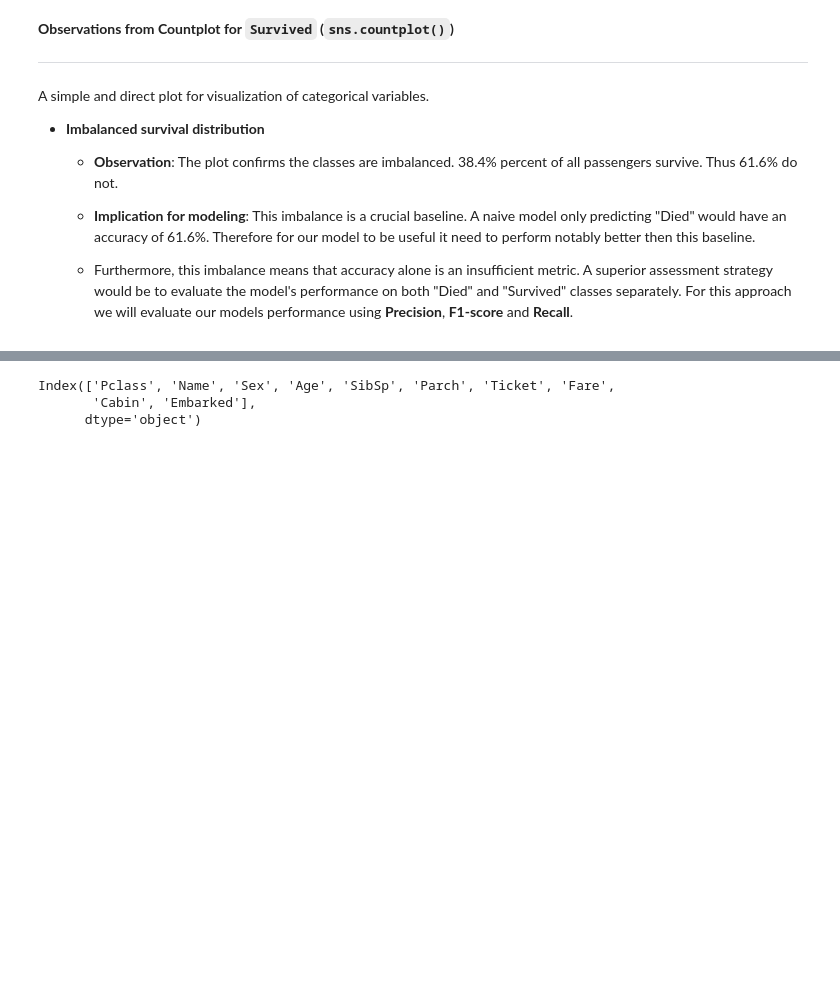
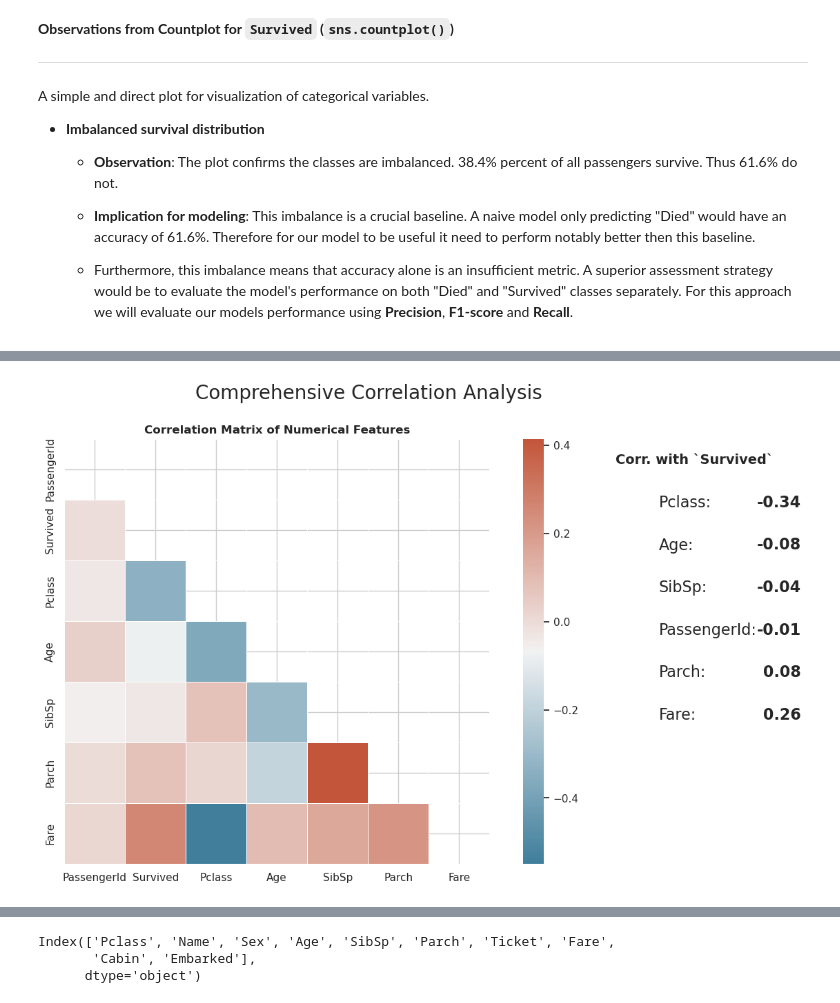
Before and after one commit to JonasLilletevedt/titanic-survival-prediction, a Jupyter notebook: notebooks/00_initial_data_exploration.ipynb, the cells around one changed output, grey strips where cells are left out. Saved outputs shown, nothing was run; the diff lists cells and outputs as text; code cells hidden in the pictures; blank space fills up the shorter version.

Commit message:
Begun on section 3.2.1, added plot and almost done with a correlation analysis of numerical values with the target variable. Missing some touch ups.

```diff
--- a/notebooks/00_initial_data_exploration.ipynb
+++ b/notebooks/00_initial_data_exploration.ipynb
@@ -216,0 +234,76 @@ A simple and direct plot for visualization of categorical variables.
+# %%
+# Extract numerical features
+df_numerical = df_train.select_dtypes(include=np.number)
+
+# Compute correlation matrix
+corr = df_numerical.corr()
+# Correlation between target variable and numerical features
+corr_to_survived = corr['Survived'].sort_values(ascending=True)
+
+# Create base figure
+fig = plt.figure(figsize=(16, 10))
+# Define gridspec
+grid_spec = gs.GridSpec(1, 3, width_ratios=[15, 2, 1], wspace=.1)
+
+# Assign placement for heatmap and text column
+ax_heatmap = fig.add_subplot(grid_spec[0, 0])
+ax_text = fig.add_subplot(grid_spec[0, 1])
+
+# Add mask for spacing
+mask = np.triu(np.ones_like(corr, dtype=bool))
+# Custom colormap
+cmap = sns.diverging_palette(230, 20, as_cmap=True)
+
+# Initialize heatmap
+sns.heatmap(
+    corr,
+    mask=mask,
+    cmap=cmap,
+    annot=False,
+    square=True,
+    linewidths=.5,
+    ax=ax_heatmap,
+)
+
+# Title for heatmap
+ax_heatmap.set_title('Correlation Matrix of Numerical Features', fontweight='bold')
+ax_text.axis('off')
+
+# Labels for text column
+text_labels = corr_to_survived.drop('Survived').index
+text_values = corr_to_survived.drop('Survived').values
+
+# Labels for text column
+ax_text.text(.5, .95, 'Corr. with `Survived`',
+             horizontalalignment='center',
+             verticalalignment='center',
+             fontsize=14, fontweight='bold'
+             )
+
+# Offset
+vertical_offset = 0.85
+# Loop through labels, and corr values
+for label, value in zip(text_labels, text_values):
+    text_to_display = f"{label}:"
+
+    # Add labels to text column
+    ax_text.text(0.1, vertical_offset, text_to_display,
+                 horizontalalignment='left',
+                 verticalalignment='center',
+                 fontsize=16)
+
+    # Add values to text column
+    ax_text.text(1.7, vertical_offset, f"{value:.2f}",
+                 horizontalalignment='right',
+                 verticalalignment='center',
+                 fontsize=16, fontweight='bold')
+
+    # Vertical offset
+    vertical_offset -= 0.1
+
+# Add subtitle for entire plot
+plt.suptitle('Comprehensive Correlation Analysis', fontsize=20)
+# Show the plot
+plt.show()
+# %% [output]
+[figure, added]
```
Also changed, not shown: parts of 9 cells of this notebook.
